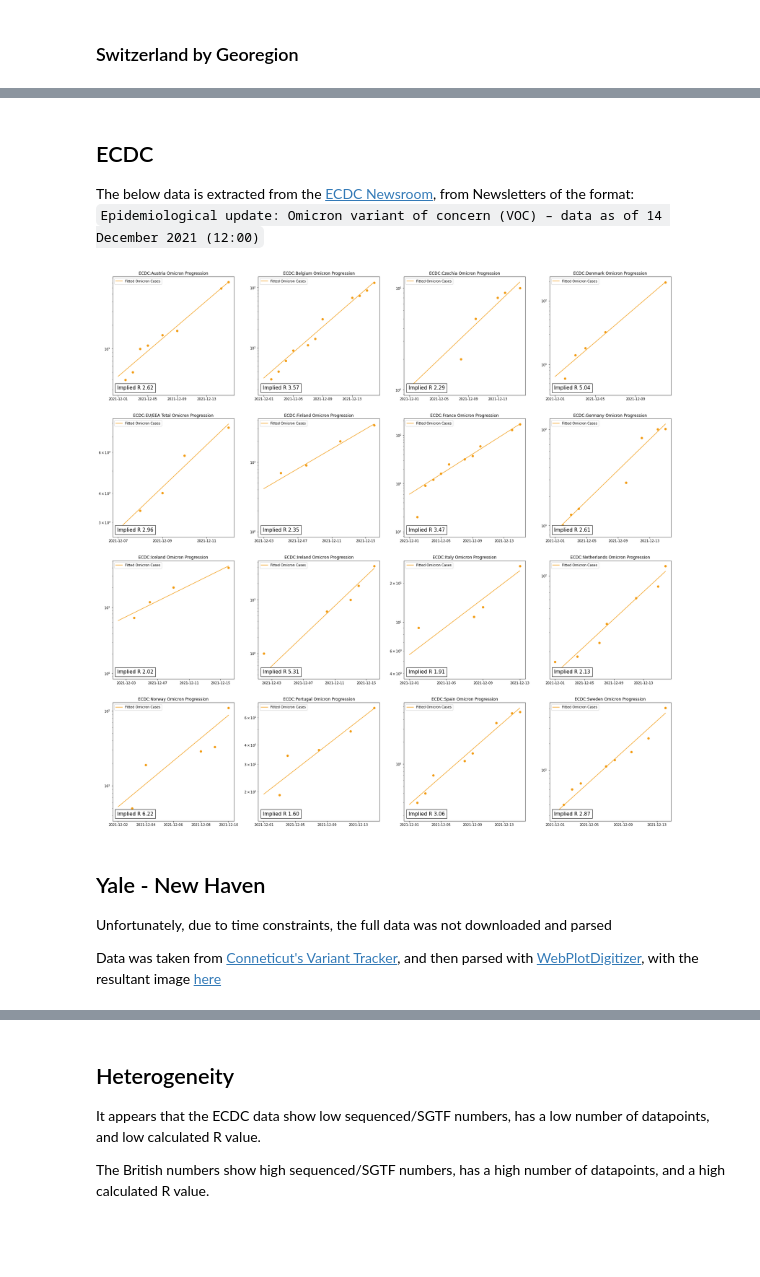
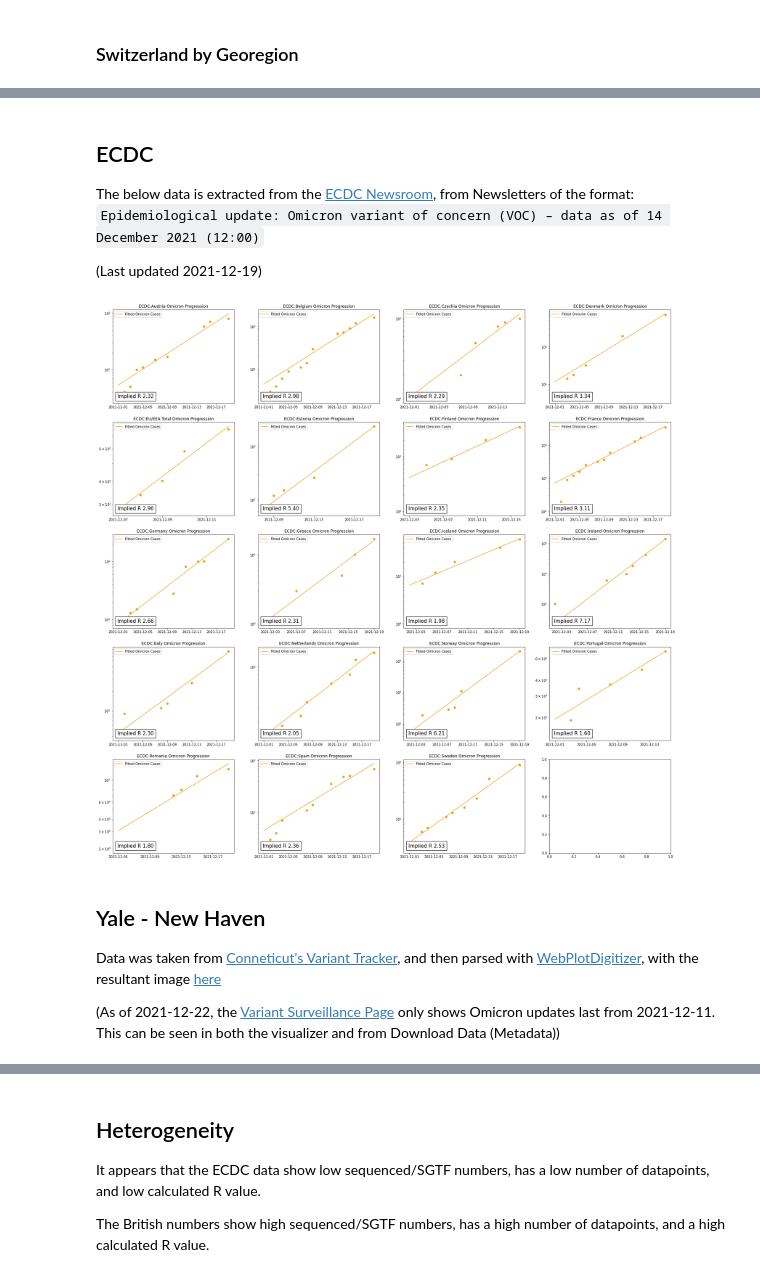
Before and after one commit to rrjzhang/omicron_dive, a Jupyter notebook: r0_calcs.ipynb, the cells around one changed output, grey strips where cells are left out. Saved outputs shown, nothing was run; the diff lists cells and outputs as text; code cells hidden in the pictures; blank space fills up the shorter version.

Commit message:
added data from new haven, and university of washington. updated data from switzerland, britain, and ECDC

```diff
--- a/r0_calcs.ipynb
+++ b/r0_calcs.ipynb
@@ -210,8 +213,8 @@ Trends in the Daily New Cases are due to intra-week variation in data collection
 
 The Omicron strain is labelled B.1.1.529
 # %%
-swiss_base = pd.read_csv('./data/switzerland/data/COVID19Cases_geoRegion.csv')
-swiss_strain = pd.read_csv('./data/switzerland/data/COVID19Variants_wgs.csv')
+swiss_base = pd.read_csv('./data/switzerland/data_12_21/COVID19Cases_geoRegion.csv')
+swiss_strain = pd.read_csv('./data/switzerland/data_12_21/COVID19Variants_wgs.csv')
 # %%
 swiss_strain['sgtf_count'] = swiss_strain.apply(lambda x: x['entries'] if x['variant_type'] == 'B.1.1.529' else 0, axis=1)
 swiss_strain['non_sgtf_count'] = swiss_strain.apply(lambda x: 0 if x['variant_type'] == 'B.1.1.529' else x['entries'], axis=1)
@@ -284,6 +287,8 @@ plt.show()
 ## ECDC
 
 The below data is extracted from the [ECDC Newsroom](https://www.ecdc.europa.eu/en/news-events), from Newsletters of the format: `Epidemiological update: Omicron variant of concern (VOC) – data as of 14 December 2021 (12:00)`
+
+(Last updated 2021-12-19)
 # %%
 ecdc_folder = './data/eu/ecdc'
 import os
@@ -320,39 +325,40 @@ ecdc_df['date'] = pd.to_datetime(ecdc_df['date'])
 
 ecdc_df = ecdc_df.groupby(['country', 'count']).aggregate({'date': 'min'}).reset_index()
 # %%
-grid = (4,4)
+grid = (5,4)
 figsize = (30, 30)
 fig, axes = plt.subplots(grid[0], grid[1], figsize=figsize)
 i = 0
 for country in ecdc_df['country'].unique():
     sub_df = ecdc_df[ecdc_df['country'] == country]
     sub_df = sub_df[sub_df['count'] > 0]
     if len(sub_df.index) < MIN_DATAPOINTS:
         continue
     sub_df.sort_values('date').reset_index()
     first_date = sub_df['date'].min()
     days = np.array((sub_df['date'] - first_date).dt.days)
     at, bt = fit_exp(days, sub_df['count'])
 
     fitted_t = exp_func(days, at, bt)
     implied_rt = get_r_from_fit(at, bt)
 
     ax = axes[i//grid[1], i%grid[1]]
     ax.set_yscale('log')
     ax.scatter(sub_df['date'], sub_df['count'], color="#F39C12")
     ax.plot(sub_df['date'], fitted_t, label="Fitted Omicron Cases", color="#F39C12")
     anchored_text = AnchoredText("Implied R {:.2f}".format(implied_rt), loc=3, prop=dict(size=15))
     ax.legend(loc=2)
     ax.add_artist(anchored_text)
     ax.set_title("ECDC:{} Omicron Progression".format(country))
     ax.set_xticks(ax.get_xticks()[::2])
     rt_dict["ECDC: {}".format(country)] = {'r': implied_rt, 'n': len(sub_df.index), 'sequenced': sub_df['count'].max(), 'source': 'unknown'}
     i += 1
 # %% [output]
-[figure, old version]
+[figure, new version]
 # %% [markdown]
 ## Yale - New Haven
 
-Unfortunately, due to time constraints, the full data was not downloaded and parsed
 
 Data was taken from [Conneticut's Variant Tracker](https://covidtrackerct.com/variant-surveillance/), and then parsed with [WebPlotDigitizer](https://apps.automeris.io/wpd/), with the resultant image [here](https://puu.sh/IxmCA/f533d19ff9.png)
+
+(As of 2021-12-22, the [Variant Surveillance Page](https://covidtrackerct.com/variant-surveillance/) only shows Omicron updates last from 2021-12-11. This can be seen in both the visualizer and from Download Data (Metadata))
```
Also changed, not shown: parts of 27 cells of this notebook.
